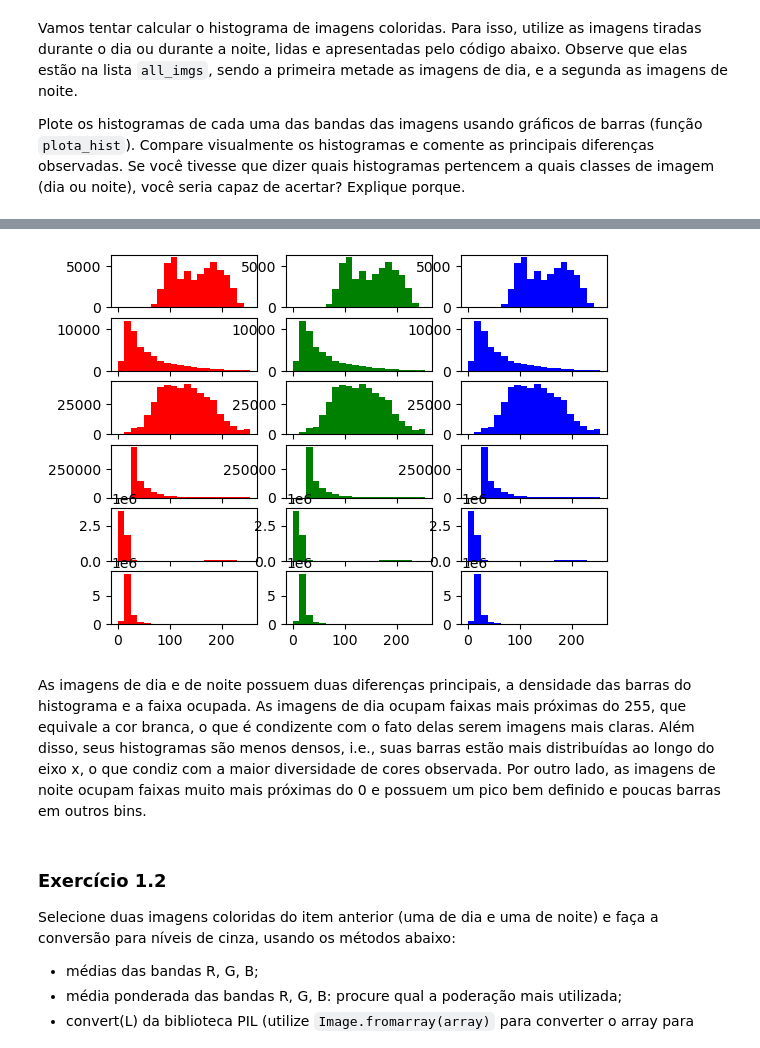
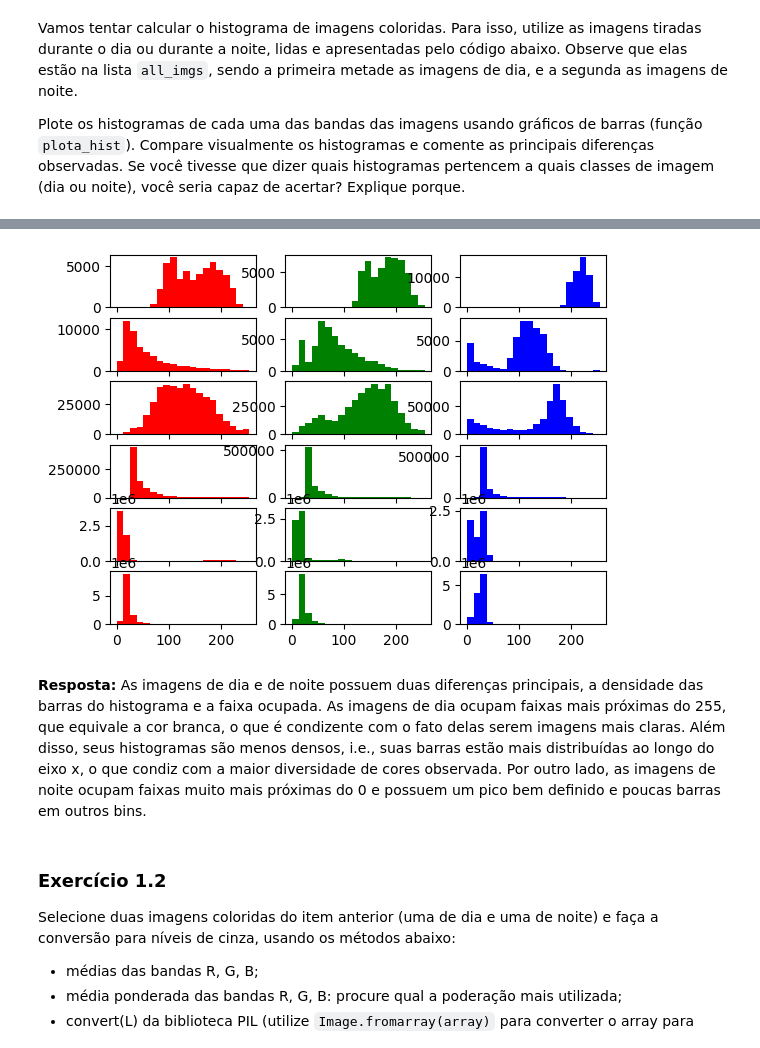
Before and after one commit to UNICAMP-EA979/2026s1-pi02-histogramas-knn-GuPecz, a Jupyter notebook: Atividade.ipynb, the cells around one changed output, grey strips where cells are left out. Saved outputs shown, nothing was run; the diff lists cells and outputs as text; code cells hidden in the pictures.

```diff
--- a/Atividade.ipynb
+++ b/Atividade.ipynb
@@ -78,18 +72,17 @@ for daytime in ["dia", "noite"]:
 # %%
 nbins = 20
 k = 1
+bandas = ['red', 'green', 'blue']
 for i in range(len(all_imgs)):
-    for b in ['red', 'green', 'blue']:
-        j = 0
-        h, bin_edges = np.histogram(all_imgs[i][:,:,j], nbins, (0,255))
-        j += 1
+    for b in range(3):
+        h, bin_edges = np.histogram(all_imgs[i][:,:,b], nbins, (0,255))
         plt.subplot(6, 3, k)
         k += 1
-        plota_hist(h, b, nbins, bin_edges)
+        plota_hist(h, bandas[b], nbins, bin_edges)
 # %% [output]
-[figure, old version]
+[figure, new version]
 # %% [markdown]
-As imagens de dia e de noite possuem duas diferenças principais, a densidade das barras do histograma e a faixa ocupada. As imagens de dia ocupam faixas mais próximas do 255, que equivale a cor branca, o que é condizente com o fato delas serem imagens mais claras. Além disso, seus histogramas são menos densos, i.e., suas barras estão mais distribuídas ao longo do eixo x, o que condiz com a maior diversidade de cores observada. Por outro lado, as imagens de noite ocupam faixas muito mais próximas do 0 e possuem um pico bem definido e poucas barras em outros bins.
+**Resposta:** As imagens de dia e de noite possuem duas diferenças principais, a densidade das barras do histograma e a faixa ocupada. As imagens de dia ocupam faixas mais próximas do 255, que equivale a cor branca, o que é condizente com o fato delas serem imagens mais claras. Além disso, seus histogramas são menos densos, i.e., suas barras estão mais distribuídas ao longo do eixo x, o que condiz com a maior diversidade de cores observada. Por outro lado, as imagens de noite ocupam faixas muito mais próximas do 0 e possuem um pico bem definido e poucas barras em outros bins.
 # %% [markdown]
 ### Exercício 1.2
 
```
Also changed, not shown: parts of 23 cells of this notebook.
